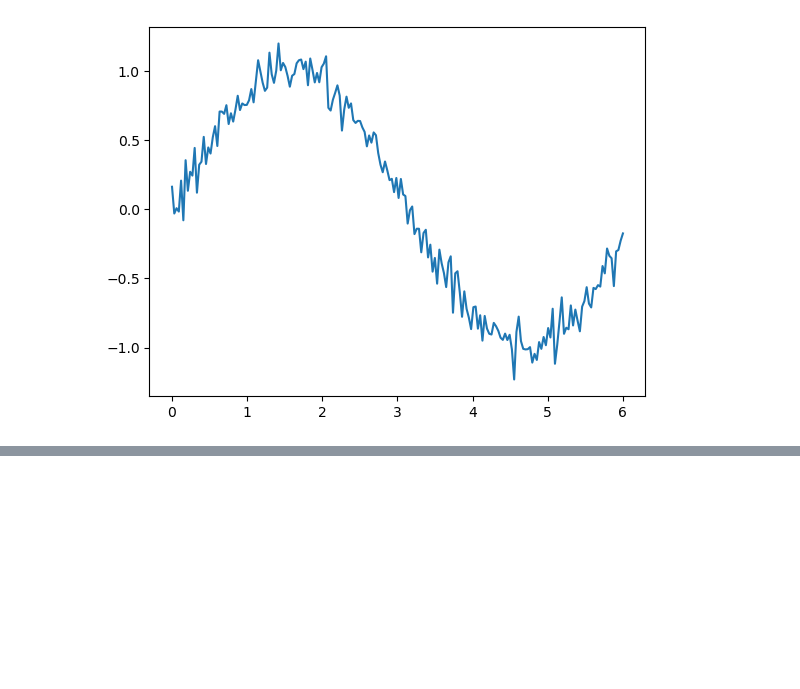
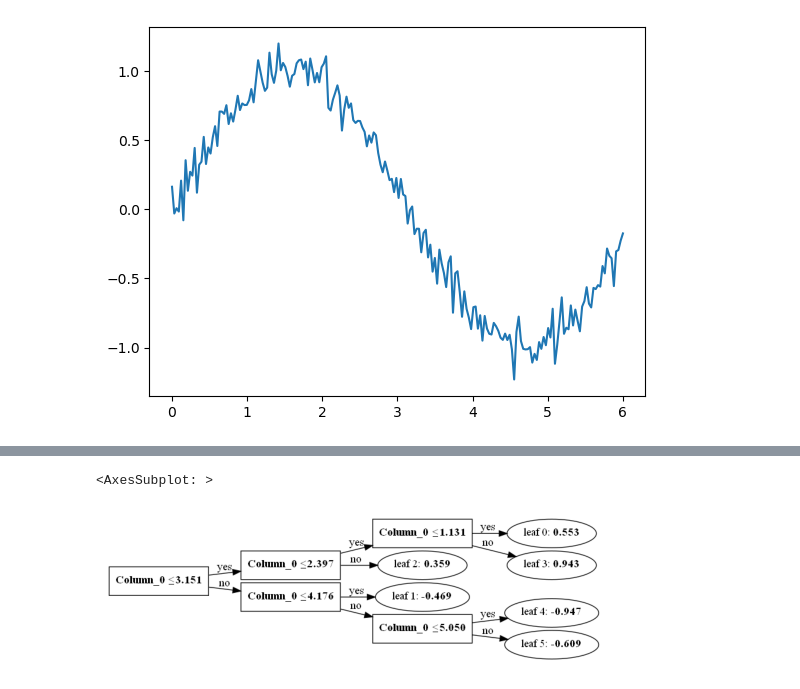
Before and after one commit to linshumeng/OMLT_ML, a Jupyter notebook: LightGBM_example.ipynb, the cells around one changed output, grey strips where cells are left out. Drawn from its saved outputs; the diff is of its cells as text; code cells hidden in the pictures; blank space fills up the shorter version.

```diff
--- a/LightGBM_example.ipynb
+++ b/LightGBM_example.ipynb
@@ -70,0 +75,8 @@ plt.show()
+# %%
+# extra step to allow graphviz to be found
+import os
+os.environ["PATH"] += os.pathsep + 'C:\Program Files\Graphviz\\bin'
+lgb.plot_tree(model_linear)
+# %% [output]
+<AxesSubplot: >
+[figure, added]
```
Also changed, not shown: parts of 4 cells of this notebook, 2 other files.
